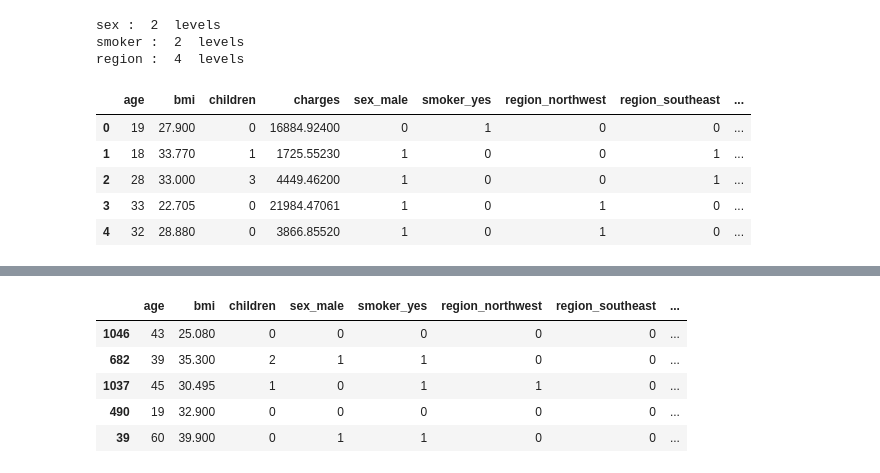
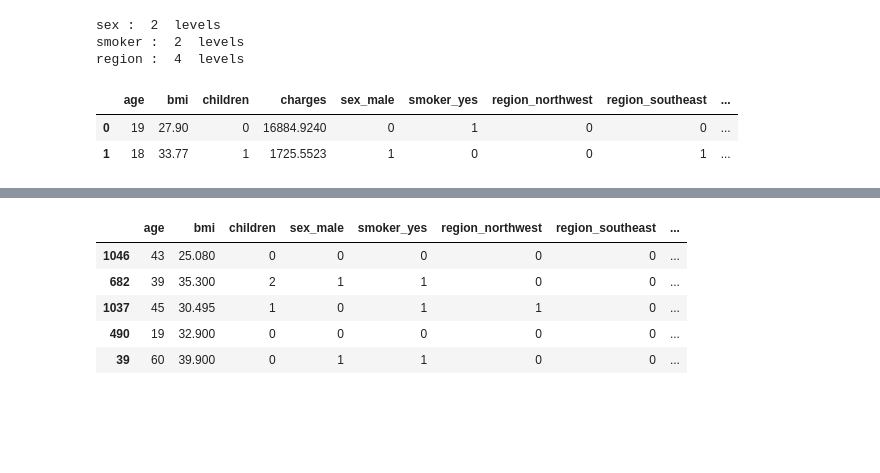
Before and after one commit to sudama-inc/Machine-Learning-Models, a Jupyter notebook: mlRegressionModel.ipynb, the cells around one changed output, grey strips where cells are left out. Cells and saved outputs as stored; diff of their text form; code cells hidden in the pictures; blank space fills up the shorter version.

```diff
--- a/mlRegressionModel.ipynb
+++ b/mlRegressionModel.ipynb
@@ -192,14 +192,11 @@ region :  4  levels
 # Data preprocessing
 df = pd.get_dummies(df, columns=["sex", "smoker", "region"], drop_first=True)
 # %%
-df.head()
+df.head(2)
 # %% [output]
 |  | age | bmi | children | charges | sex_male | smoker_yes | region_northwest | region_southeast | ... |
-| 0 | 19 | 27.900 | 0 | 16884.92400 | 0 | 1 | 0 | 0 | ... |
-| 1 | 18 | 33.770 | 1 | 1725.55230 | 1 | 0 | 0 | 1 | ... |
-| 2 | 28 | 33.000 | 3 | 4449.46200 | 1 | 0 | 0 | 1 | ... |
-| 3 | 33 | 22.705 | 0 | 21984.47061 | 1 | 0 | 1 | 0 | ... |
-| 4 | 32 | 28.880 | 0 | 3866.85520 | 1 | 0 | 1 | 0 | ... |
+| 0 | 19 | 27.90 | 0 | 16884.9240 | 0 | 1 | 0 | 0 | ... |
+| 1 | 18 | 33.77 | 1 | 1725.5523 | 1 | 0 | 0 | 1 | ... |
 # %%
 fig = plt.subplots(1,1,figsize = (15,5))
 sns.scatterplot(data=df.charges)
```
Also changed, not shown: parts of 27 cells of this notebook.
